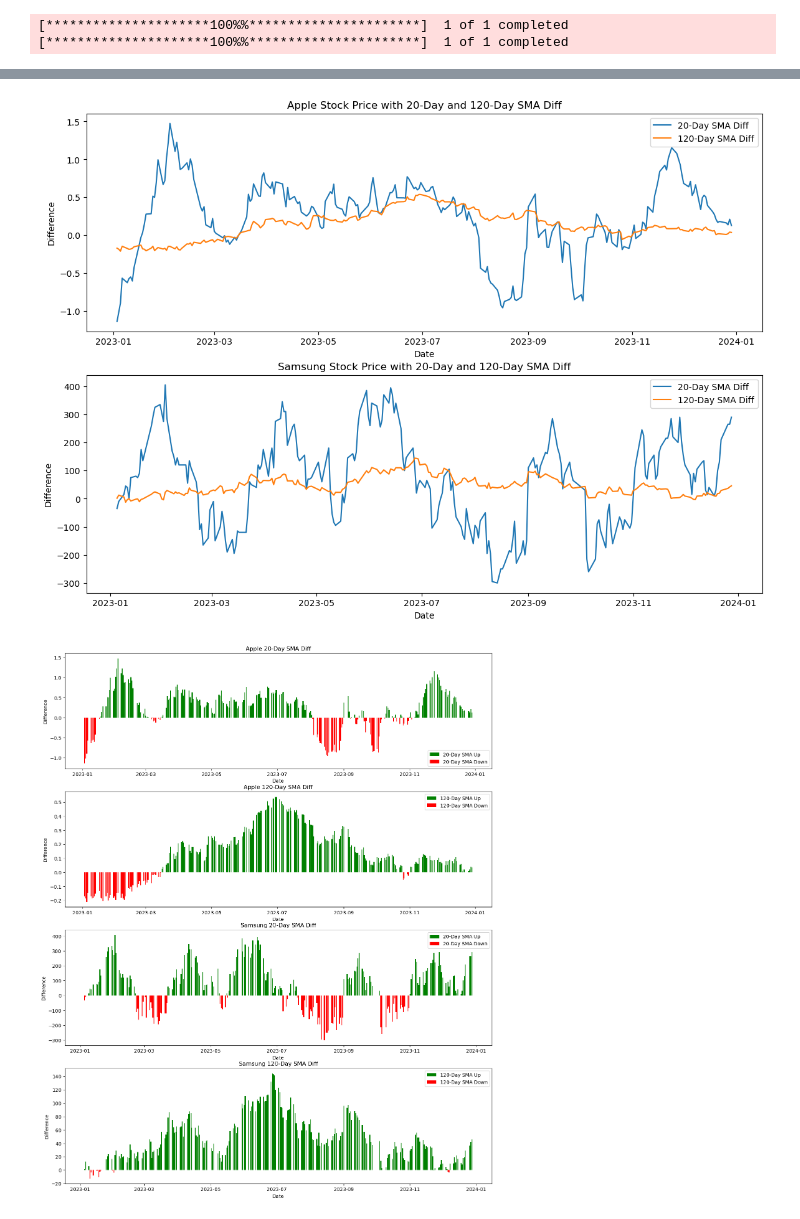
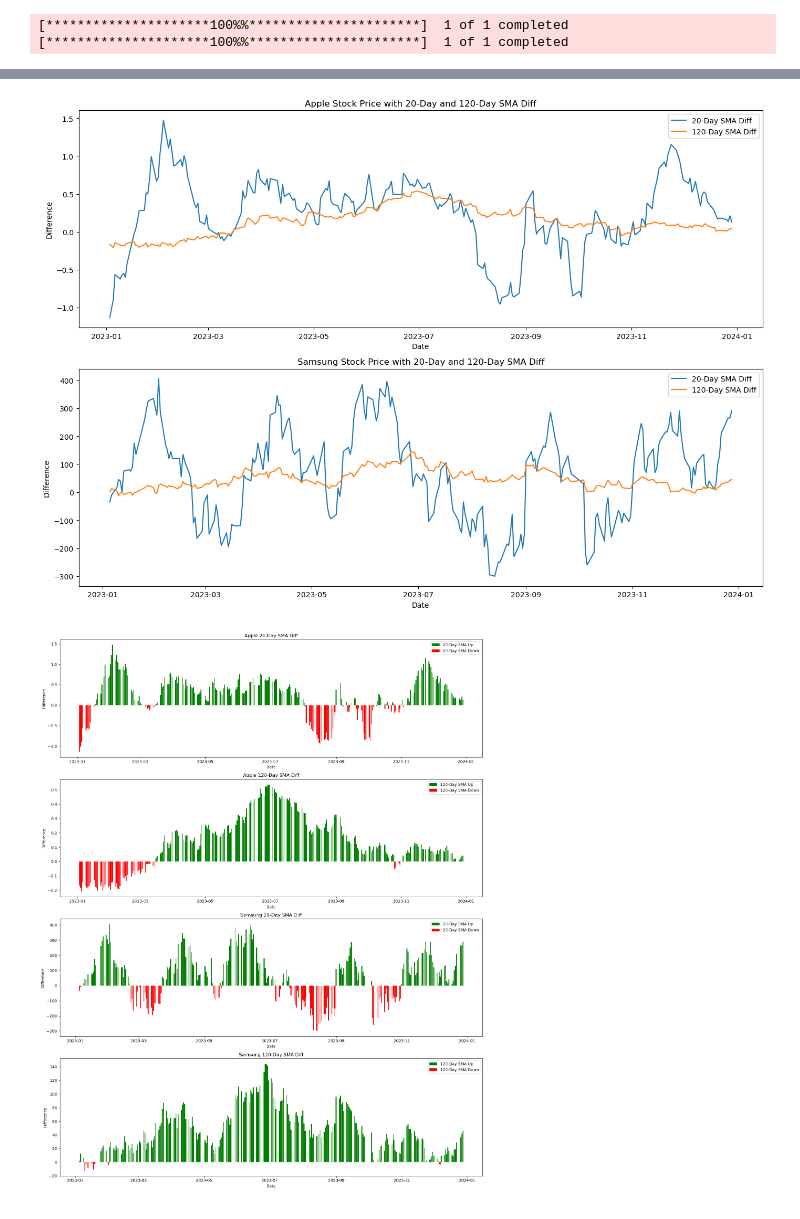
Before and after one commit to rkdgusdh/predict_stock_market_movement, a Jupyter notebook: method1.ipynb, the cells around one changed output, grey strips where cells are left out. Cells and saved outputs as stored; diff of their text form; code cells hidden in the pictures.

Commit message:
CHANGE legend loc + plt.tight_layout

```diff
--- a/method1.ipynb
+++ b/method1.ipynb
@@ -62,9 +63,10 @@ fig, axs = plt.subplots(2, 1, figsize=(14, 10))
 plot_diff(apple, axs[0], 'apple')
 plot_diff(samsung, axs[1], 'samsung')
 
+plt.tight_layout()
 plt.show()
 # %% [output]
-[figure, old version]
+[figure, new version]
 # %%
 def plot_sign_sma_20(data, ax, name):
     inc_sma_20 = data['SMA_20_diff'] > 0
@@ -79,42 +81,43 @@ def plot_sign_sma_20(data, ax, name):
     boundary.append(tmp_b)
     ax.bar(data.iloc[120:][inc_sma_20].index, data.iloc[120:][inc_sma_20]['SMA_20_diff'], color='g', label='20-Day SMA Up')
     ax.bar(data.iloc[120:][dec_sma_20].index, data.iloc[120:][dec_sma_20]['SMA_20_diff'], color='r', label='20-Day SMA Down')
-    ax.legend()
+    ax.legend(loc='upper right')
     ax.set_title(f'{name[0].upper()+name[1:]} 20-Day SMA Diff')
     ax.set_xlabel('Date')
     ax.set_ylabel('Difference')
 
 
 def plot_sign_sma_120(data, ax, name):
     inc_sma_120 = data['SMA_120_diff'] > 0
     dec_sma_120 = data['SMA_120_diff'] < 0
     tmp_b = []
     for i in range(len(data.iloc[120:]['SMA_120_diff'].index)-1):
         if data.iloc[120+i]['SMA_120_diff'] > 0 and data.iloc[120+i+1]['SMA_120_diff'] < 0 or data.iloc[120+i]['SMA_120_diff'] < 0 and data.iloc[120+i+1]['SMA_120_diff'] > 0:
             tmp_b.append(data.iloc[120:]['SMA_120_diff'].index[i])
             tmp_b.append(data.iloc[120:]['SMA_120_diff'].index[i+1])
     tmp_b = sorted(list(set(tmp_b)))
     global boundary
     boundary.append(tmp_b)
     ax.bar(data.iloc[120:][inc_sma_120].index, data.iloc[120:][inc_sma_120]['SMA_120_diff'], color='g', label='120-Day SMA Up')
     ax.bar(data.iloc[120:][dec_sma_120].index, data.iloc[120:][dec_sma_120]['SMA_120_diff'], color='r', label='120-Day SMA Down')
-    ax.legend()
+    ax.legend(loc='upper right')
     ax.set_title(f'{name[0].upper()+name[1:]} 120-Day SMA Diff')
     ax.set_xlabel('Date')
     ax.set_ylabel('Difference')
 
 
 fig, axs = plt.subplots(4, 1, figsize=(16, 20))
 
 boundary = []
 plot_sign_sma_20(apple, axs[0], 'apple')
 plot_sign_sma_120(apple, axs[1], 'apple')
 plot_sign_sma_20(samsung, axs[2], 'samsung')
 plot_sign_sma_120(samsung, axs[3], 'samsung')
 
+plt.tight_layout()
 plt.show()
 # %% [output]
-[figure, old version]
+[figure, new version]
 # %%
 def plot_boundary(data, ax, name, boundary, SMA):
     if data.loc[boundary[0], SMA] > 0:
```
Also changed, not shown: parts of 2 cells of this notebook.
